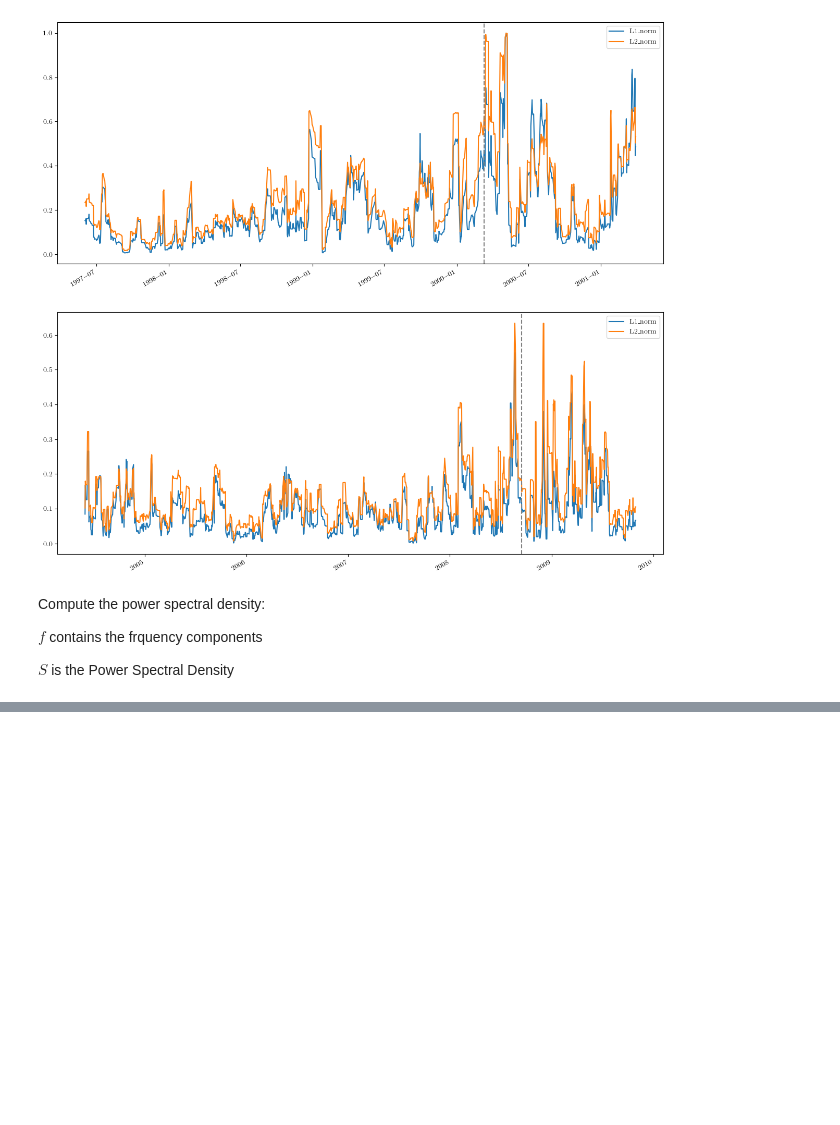
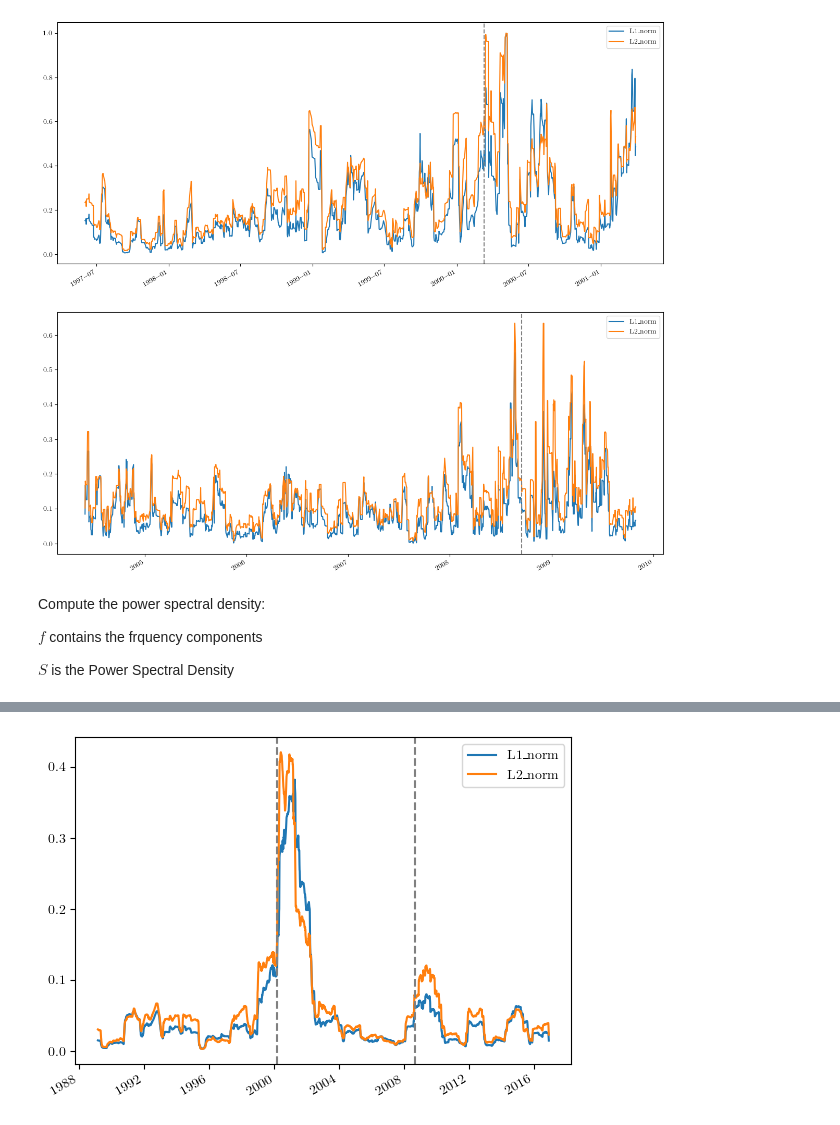
Before and after one commit to FloerHogy/FinancialTimeSeriesTDA, a Jupyter notebook: Project TDA/ProjectTDA.ipynb, the cells around one changed output, grey strips where cells are left out. Drawn from its saved outputs; the diff is of its cells as text; code cells hidden in the pictures; blank space fills up the shorter version.

```diff
--- a/Project TDA/ProjectTDA.ipynb
+++ b/Project TDA/ProjectTDA.ipynb
@@ -577,0 +634,10 @@ We now compute these on rolling windows and filter to only keep low frequencies
+# %%
+PSD_norms = avgPSD(norms_normalized, 0.125 ,250)
+
+ax = PSD_norms.plot()
+ax.axvline(x = '2008-09-15', color = 'grey', linestyle = '--')
+ax.axvline(x = '2000-03-10', color = 'grey', linestyle = '--')
+
+plt.show()
+# %% [output]
+[figure, added]
```
Also changed, not shown: parts of 16 cells of this notebook.
